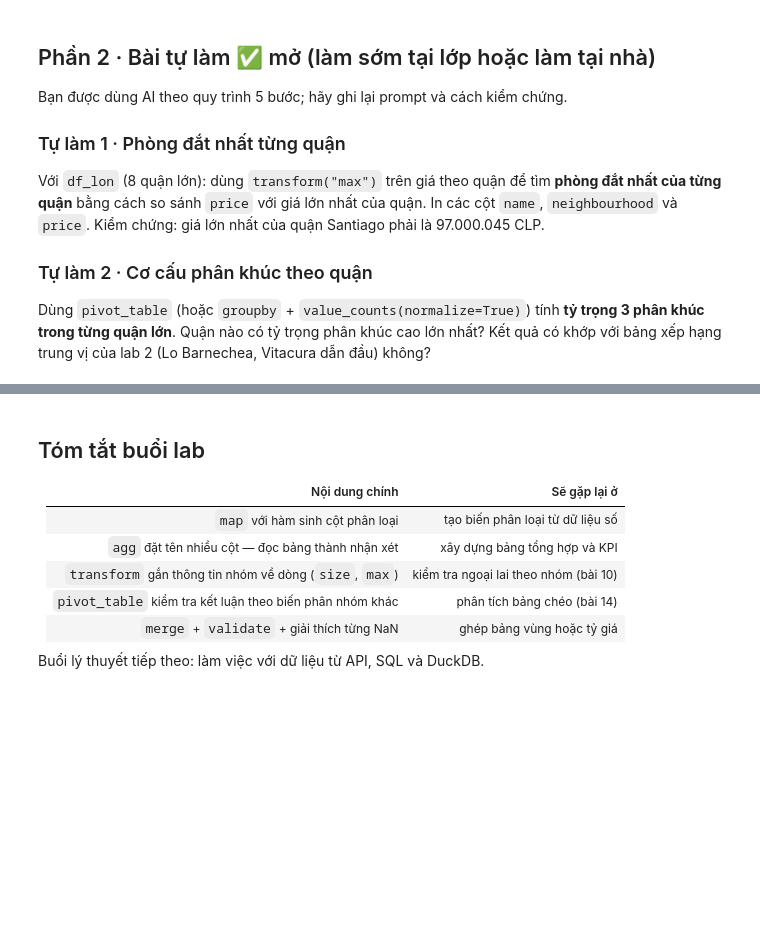
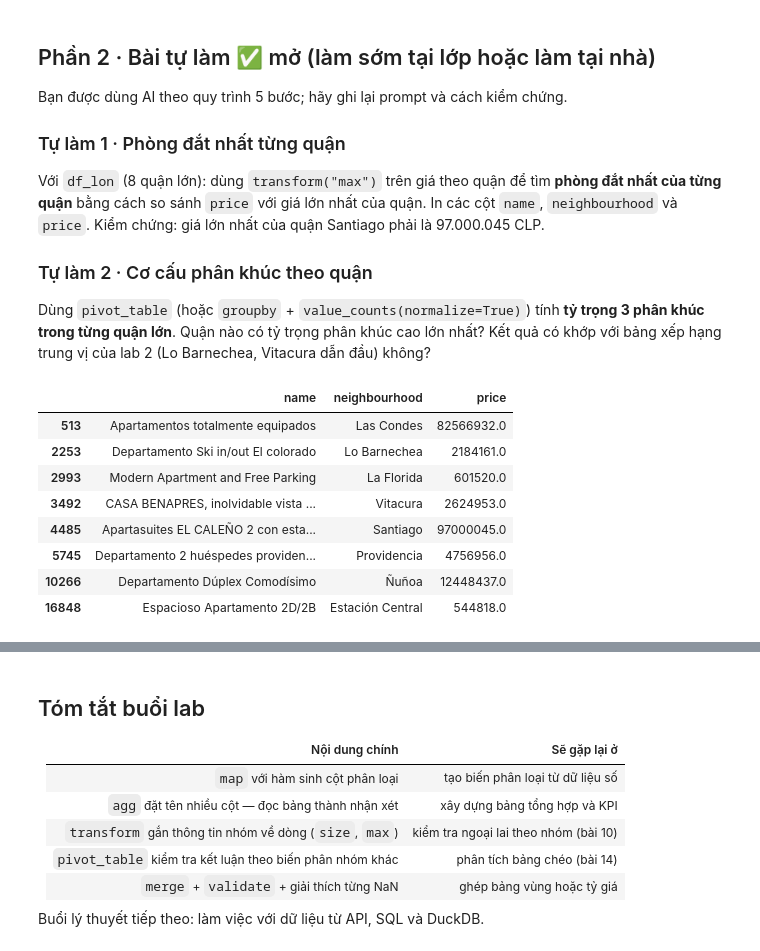
Before and after one commit to yunium2597/programming-for-data-processing, a Jupyter notebook: 2627-1/notebooks/lab-05.ipynb, the cells around one changed output, grey strips where cells are left out. Saved outputs shown, nothing was run; the diff lists cells and outputs as text; code cells hidden in the pictures; blank space fills up the shorter version.

```diff
--- a/2627-1/notebooks/lab-05.ipynb
+++ b/2627-1/notebooks/lab-05.ipynb
@@ -257,5 +257,16 @@ Dùng `pivot_table` (hoặc `groupby` + `value_counts(normalize=True)`) tính **
 khớp với bảng xếp hạng trung vị của lab 2 (Lo Barnechea, Vitacura dẫn đầu) không?
 # %%
 # bài tự làm 1
+df_lon.loc[df_lon["price"] == df_lon.groupby("neighbourhood")["price"].transform("max"),["name","neighbourhood","price"]]
+# %% [output]
+|  | name | neighbourhood | price |
+| 513 | Apartamentos totalmente equipados | Las Condes | 82566932.0 |
+| 2253 | Departamento Ski in/out El colorado | Lo Barnechea | 2184161.0 |
+| 2993 | Modern Apartment and Free Parking | La Florida | 601520.0 |
+| 3492 | CASA BENAPRES, inolvidable vista ... | Vitacura | 2624953.0 |
+| 4485 | Apartasuites EL CALEÑO 2 con esta... | Santiago | 97000045.0 |
+| 5745 | Departamento 2 huéspedes providen... | Providencia | 4756956.0 |
+| 10266 | Departamento Dúplex Comodísimo | Ñuñoa | 12448437.0 |
+| 16848 | Espacioso Apartamento 2D/2B | Estación Central | 544818.0 |
 # %%
 # bài tự làm 2
```
Also changed, not shown: parts of 1 cell of this notebook.
